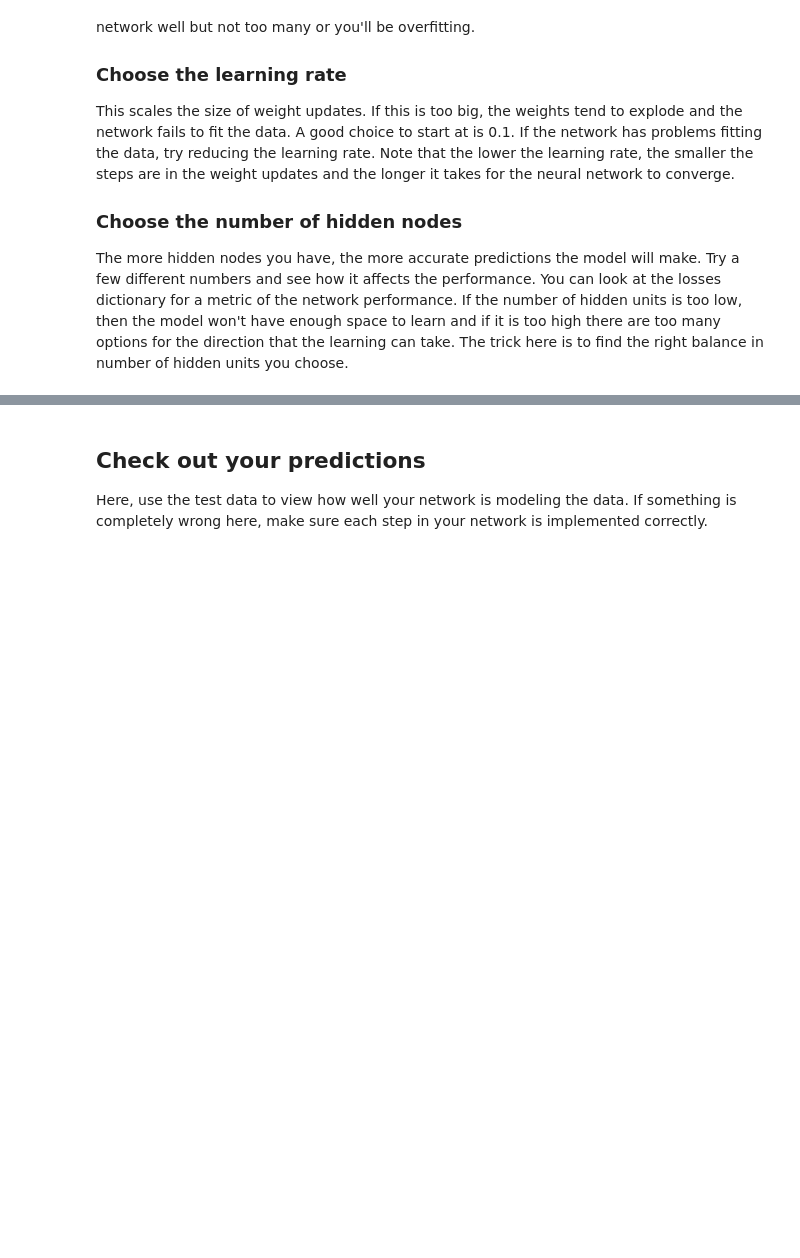
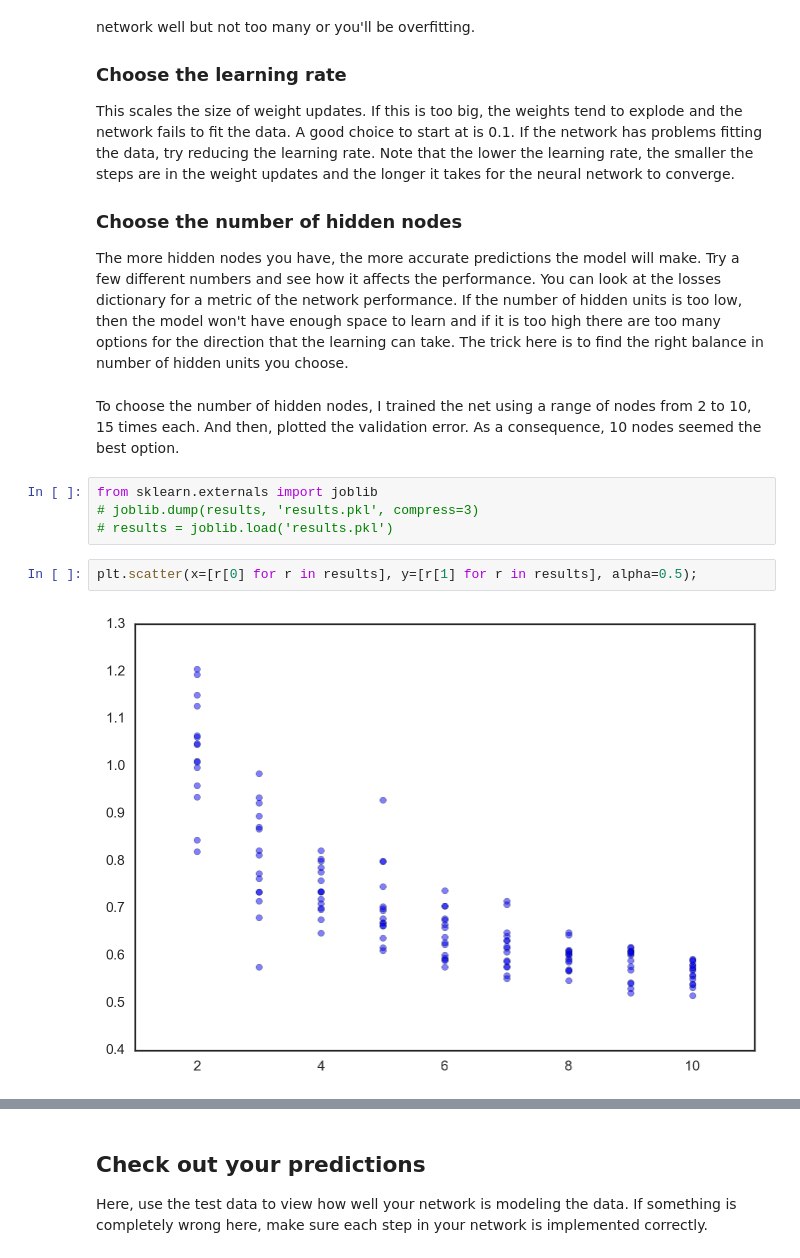
Before and after one commit to cristinaserrano/20170204_Forecast-bycicle-riders, a Jupyter notebook: Forecast bicycle riders.ipynb, the cells around one changed output, grey strips where cells are left out. Drawn from its saved outputs; the diff is of its cells as text; blank space fills up the shorter version.

Commit message:
v2 of notebook. Added selection of nodes and epochs

```diff
--- a/Forecast bicycle riders.ipynb
+++ b/Forecast bicycle riders.ipynb
@@ -205,3 +216,13 @@ This scales the size of weight updates. If this is too big, the weights tend to
 
 ### Choose the number of hidden nodes
 The more hidden nodes you have, the more accurate predictions the model will make. Try a few different numbers and see how it affects the performance. You can look at the losses dictionary for a metric of the network performance. If the number of hidden units is too low, then the model won't have enough space to learn and if it is too high there are too many options for the direction that the learning can take. The trick here is to find the right balance in number of hidden units you choose.
+# %% [markdown]
+To choose the number of hidden nodes, I trained the net using a range of nodes from 2 to 10, 15 times each. And then, plotted the validation error. As a consequence, 10 nodes seemed the best option.
+# %%
+from sklearn.externals import joblib
+# joblib.dump(results, 'results.pkl', compress=3)
+# results = joblib.load('results.pkl')
+# %%
+plt.scatter(x=[r[0] for r in results], y=[r[1] for r in results], alpha=0.5);
+# %% [output]
+[figure, added]
```
Also changed, not shown: parts of 10 cells of this notebook, 10 other files.
